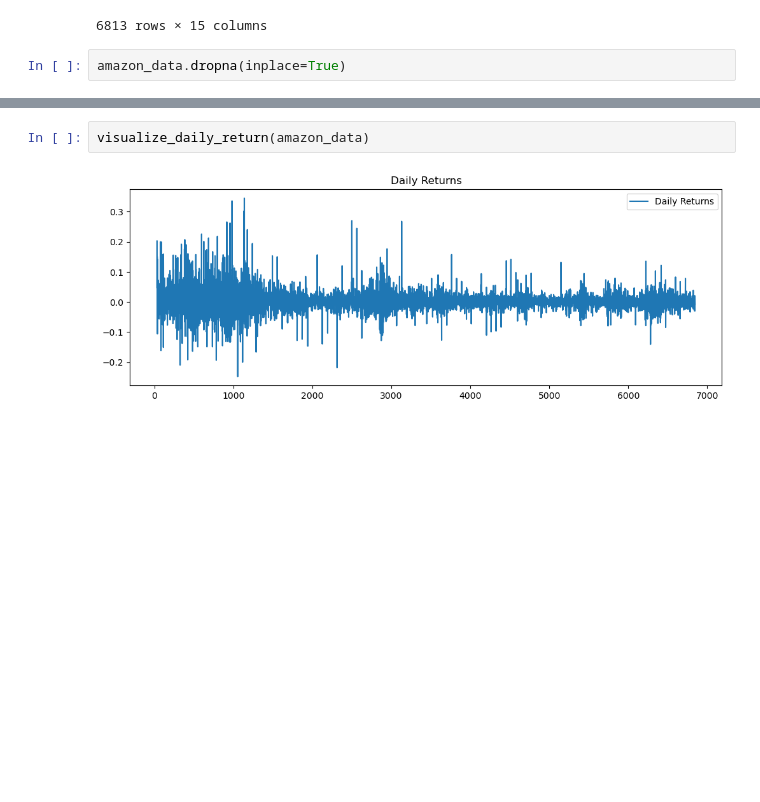
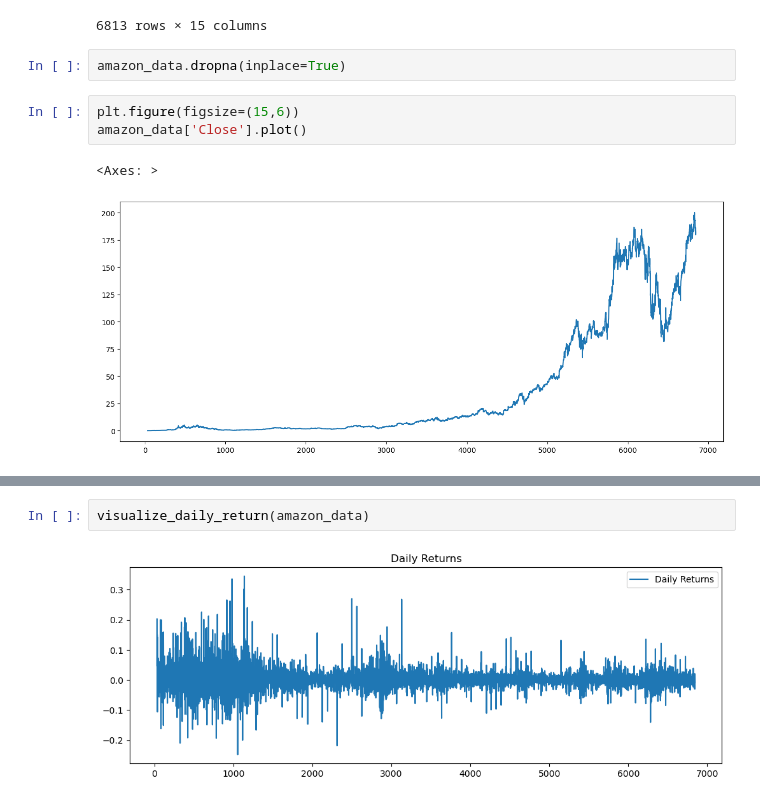
Before and after one commit to abrehamashebir/kaim3-stock-price-analysis, a Jupyter notebook: notebook/amazon_stock-EDA.ipynb, the cells around one changed output, grey strips where cells are left out. Cells and saved outputs as stored; diff of their text form; blank space fills up the shorter version.

Commit message:
Univariate visualizing stock prices

```diff
--- a/notebook/amazon_stock-EDA.ipynb
+++ b/notebook/amazon_stock-EDA.ipynb
@@ -54,3 +54,9 @@ amazon_data
 6813 rows × 15 columns
 # %%
 amazon_data.dropna(inplace=True)
+# %%
+plt.figure(figsize=(15,6))
+amazon_data['Close'].plot()
+# %% [output]
+<Axes: >
+[figure, added]
```
Also changed, not shown: parts of 3 cells of this notebook, 1 other file.
